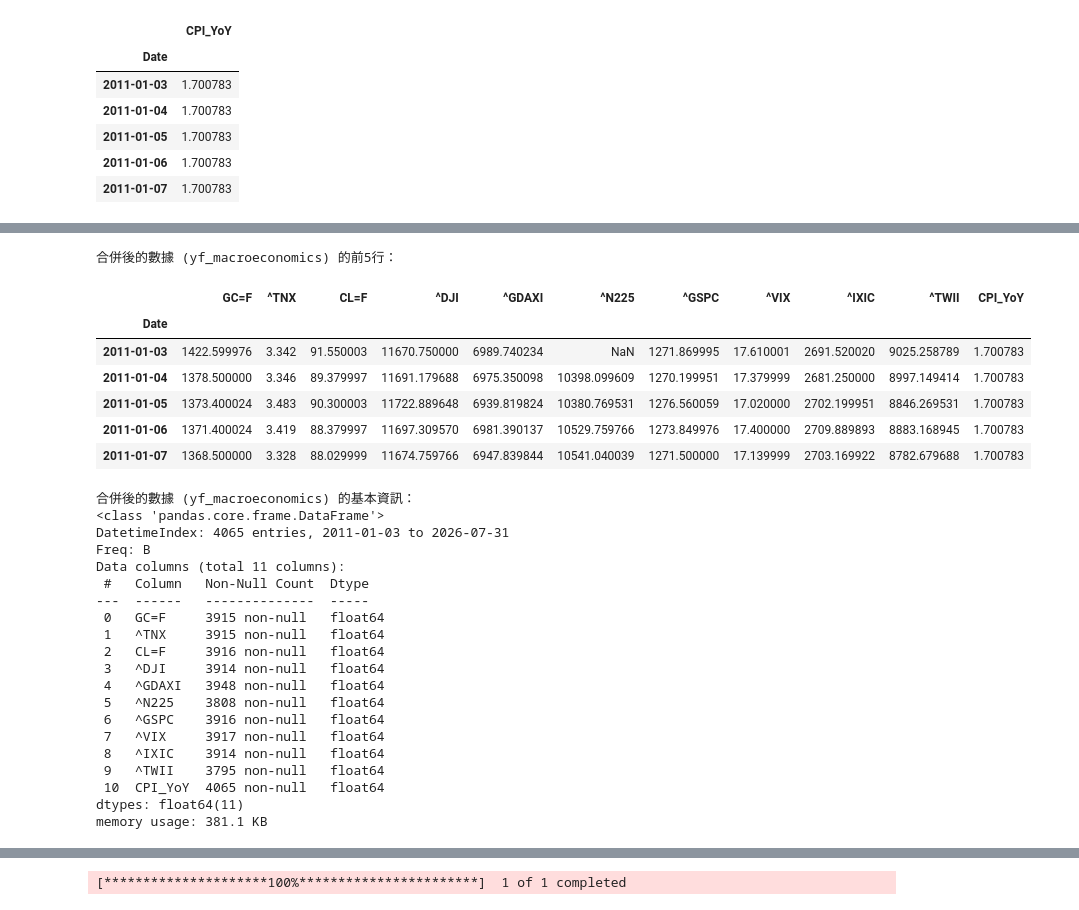
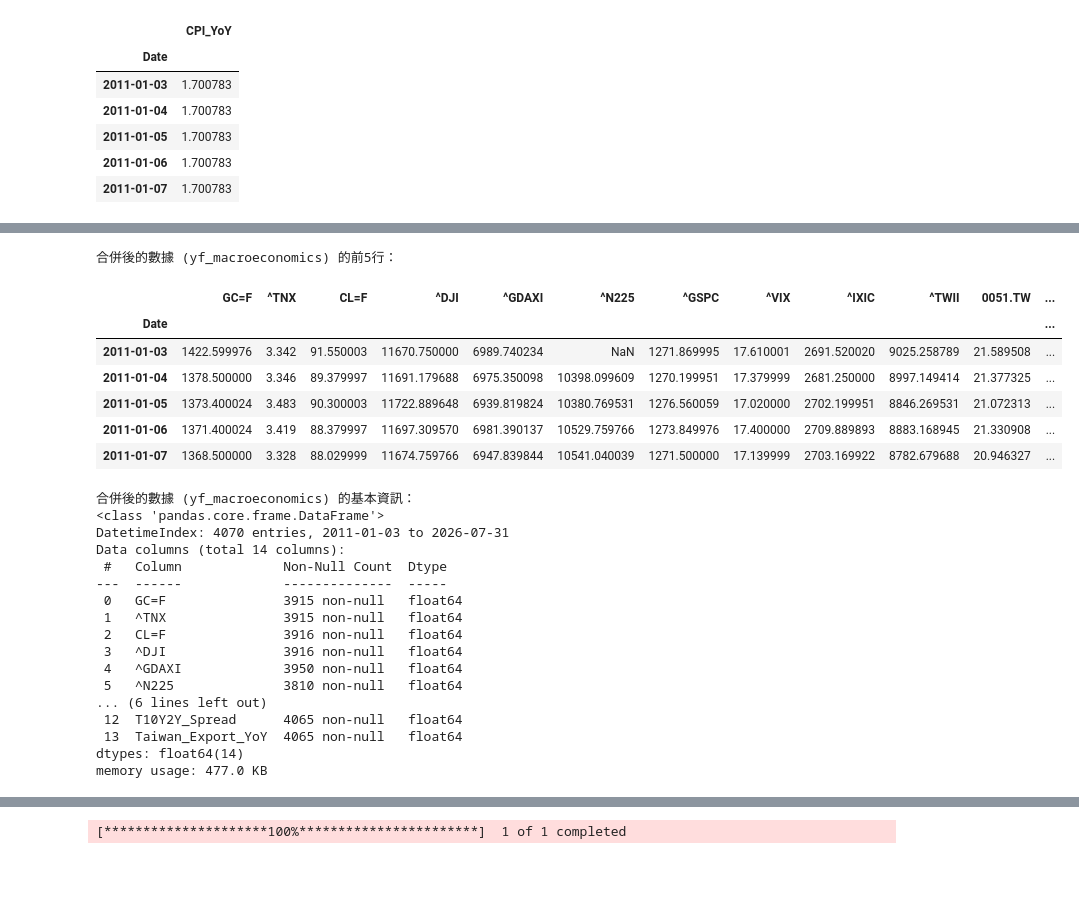
Before and after one commit to aaronhuang317/TW_Stock_ML, a Jupyter notebook: Macro_Market_Trend_Predictor.ipynb, the cells around one changed output, grey strips where cells are left out. Cells and saved outputs as stored; diff of their text form; code cells hidden in the pictures; blank space fills up the shorter version.

```diff
--- a/Macro_Market_Trend_Predictor.ipynb
+++ b/Macro_Market_Trend_Predictor.ipynb
@@ -261,3 +310,8 @@ twii.head()
 | 2011-01-05 | 8846.269531 | 9027.119299 | 8812.320466 | 9014.279513 | 5796600 |
 | 2011-01-06 | 8883.168945 | 8883.168945 | 8813.589188 | 8866.189532 | 4362200 |
 | 2011-01-07 | 8782.679688 | 8907.069745 | 8738.889848 | 8905.209402 | 4500800 |
+# %%
+tw_0051  = yf.download("0051.TW", "2011-01-01" , "2026-07-31")
+tw_0051  ["Close"].plot()
+plt.show()
+twii.head()
@@ -396,60 +660,71 @@ sap500_close = sap500['Close']
 sap500_close.name = 'SP500_Close'
 yf_macroeconomics = pd.concat([yf_macroeconomics, sap500_close], axis=1)
 
 # 合併VIX指數數據的 'Close' 價格
 vix_close = vix['Close']
 vix_close.name = 'VIX_Close'
 yf_macroeconomics = pd.concat([yf_macroeconomics, vix_close], axis=1)
 
 # 合併NASDAQ綜合指數數據的 'Close' 價格
 nasdaq_close = nasdaq['Close']
 nasdaq_close.name = 'NASDAQ_Close'
 yf_macroeconomics = pd.concat([yf_macroeconomics, nasdaq_close], axis=1)
 
 # 合併台灣加權指數數據的 'Close' 價格
 twii_close = twii['Close']
 twii_close.name = 'TWII_Close'
 yf_macroeconomics = pd.concat([yf_macroeconomics, twii_close], axis=1)
 
+# 合併tw_0051數據的 'Close' 價格
+tw_0051_close = tw_0051['Close']
+tw_0051_close.name = '0051TW_Close'
+yf_macroeconomics = pd.concat([yf_macroeconomics, tw_0051_close], axis=1)
+
 # 合併 CPI YoY 數據 (該數據已經過預處理並按日對齊)
 cpi_yoy_series = final_cpi_daily['CPI_YoY']
 cpi_yoy_series.name = 'CPI_YoY'
 yf_macroeconomics = pd.concat([yf_macroeconomics, cpi_yoy_series], axis=1)
+
+# 合併 T10Y2Y 數據 (該數據已經過預處理並按日對齊)
+t10y2y_series.name = 'T10Y2Y_Spread'
+yf_macroeconomics = pd.concat([yf_macroeconomics, t10y2y_series], axis=1)
+
+# 合併 台灣出口年增率數據 (該數據已經過預處理並按日對齊)
+taiwan_export_series.name = 'Taiwan_Export_YoY'
+yf_macroeconomics = pd.concat([yf_macroeconomics, taiwan_export_series], axis=1)
+
 
 # 顯示合併後的數據的前幾行和數據類型資訊
 print("合併後的數據 (yf_macroeconomics) 的前5行：")
 display(yf_macroeconomics.head())
 print("合併後的數據 (yf_macroeconomics) 的基本資訊：")
 yf_macroeconomics.info()
 # %% [output]
 合併後的數據 (yf_macroeconomics) 的前5行：
-|  | GC=F | ^TNX | CL=F | ^DJI | ^GDAXI | ^N225 | ^GSPC | ^VIX | ^IXIC | ^TWII | CPI_YoY |
-| Date |  |  |  |  |  |  |  |  |  |  |  |
-| 2011-01-03 | 1422.599976 | 3.342 | 91.550003 | 11670.750000 | 6989.740234 | NaN | 1271.869995 | 17.610001 | 2691.520020 | 9025.258789 | 1.700783 |
-| 2011-01-04 | 1378.500000 | 3.346 | 89.379997 | 11691.179688 | 6975.350098 | 10398.099609 | 1270.199951 | 17.379999 | 2681.250000 | 8997.149414 | 1.700783 |
-| 2011-01-05 | 1373.400024 | 3.483 | 90.300003 | 11722.889648 | 6939.819824 | 10380.769531 | 1276.560059 | 17.020000 | 2702.199951 | 8846.269531 | 1.700783 |
-| 2011-01-06 | 1371.400024 | 3.419 | 88.379997 | 11697.309570 | 6981.390137 | 10529.759766 | 1273.849976 | 17.400000 | 2709.889893 | 8883.168945 | 1.700783 |
-| 2011-01-07 | 1368.500000 | 3.328 | 88.029999 | 11674.759766 | 6947.839844 | 10541.040039 | 1271.500000 | 17.139999 | 2703.169922 | 8782.679688 | 1.700783 |
+|  | GC=F | ^TNX | CL=F | ^DJI | ^GDAXI | ^N225 | ^GSPC | ^VIX | ^IXIC | ^TWII | 0051.TW | ... |
+| Date |  |  |  |  |  |  |  |  |  |  |  | ... |
+| 2011-01-03 | 1422.599976 | 3.342 | 91.550003 | 11670.750000 | 6989.740234 | NaN | 1271.869995 | 17.610001 | 2691.520020 | 9025.258789 | 21.589508 | ... |
+| 2011-01-04 | 1378.500000 | 3.346 | 89.379997 | 11691.179688 | 6975.350098 | 10398.099609 | 1270.199951 | 17.379999 | 2681.250000 | 8997.149414 | 21.377325 | ... |
+| 2011-01-05 | 1373.400024 | 3.483 | 90.300003 | 11722.889648 | 6939.819824 | 10380.769531 | 1276.560059 | 17.020000 | 2702.199951 | 8846.269531 | 21.072313 | ... |
+| 2011-01-06 | 1371.400024 | 3.419 | 88.379997 | 11697.309570 | 6981.390137 | 10529.759766 | 1273.849976 | 17.400000 | 2709.889893 | 8883.168945 | 21.330908 | ... |
+| 2011-01-07 | 1368.500000 | 3.328 | 88.029999 | 11674.759766 | 6947.839844 | 10541.040039 | 1271.500000 | 17.139999 | 2703.169922 | 8782.679688 | 20.946327 | ... |
 合併後的數據 (yf_macroeconomics) 的基本資訊：
 <class 'pandas.core.frame.DataFrame'>
-DatetimeIndex: 4065 entries, 2011-01-03 to 2026-07-31
-Freq: B
-Data columns (total 11 columns):
- #   Column   Non-Null Count  Dtype
----  ------   --------------  -----
- 0   GC=F     3915 non-null   float64
- 1   ^TNX     3915 non-null   float64
- 2   CL=F     3916 non-null   float64
- 3   ^DJI     3914 non-null   float64
- 4   ^GDAXI   3948 non-null   float64
- 5   ^N225    3808 non-null   float64
- 6   ^GSPC    3916 non-null   float64
- 7   ^VIX     3917 non-null   float64
- 8   ^IXIC    3914 non-null   float64
- 9   ^TWII    3795 non-null   float64
- 10  CPI_YoY  4065 non-null   float64
-dtypes: float64(11)
-memory usage: 381.1 KB
+DatetimeIndex: 4070 entries, 2011-01-03 to 2026-07-31
+Data columns (total 14 columns):
+ #   Column             Non-Null Count  Dtype
+---  ------             --------------  -----
+ 0   GC=F               3915 non-null   float64
+ 1   ^TNX               3915 non-null   float64
+ 2   CL=F               3916 non-null   float64
+ 3   ^DJI               3916 non-null   float64
+ 4   ^GDAXI             3950 non-null   float64
+ 5   ^N225              3810 non-null   float64
+... (6 lines left out)
+ 12  T10Y2Y_Spread      4065 non-null   float64
+ 13  Taiwan_Export_YoY  4065 non-null   float64
+dtypes: float64(14)
+memory usage: 477.0 KB
 # %%
 # 對 yf_macroeconomics 中的數據進行平滑化處理
 yf_macroeconomics_smoothed = pd.DataFrame(index=yf_macroeconomics.index)
```
Also changed, not shown: parts of 34 cells of this notebook.
